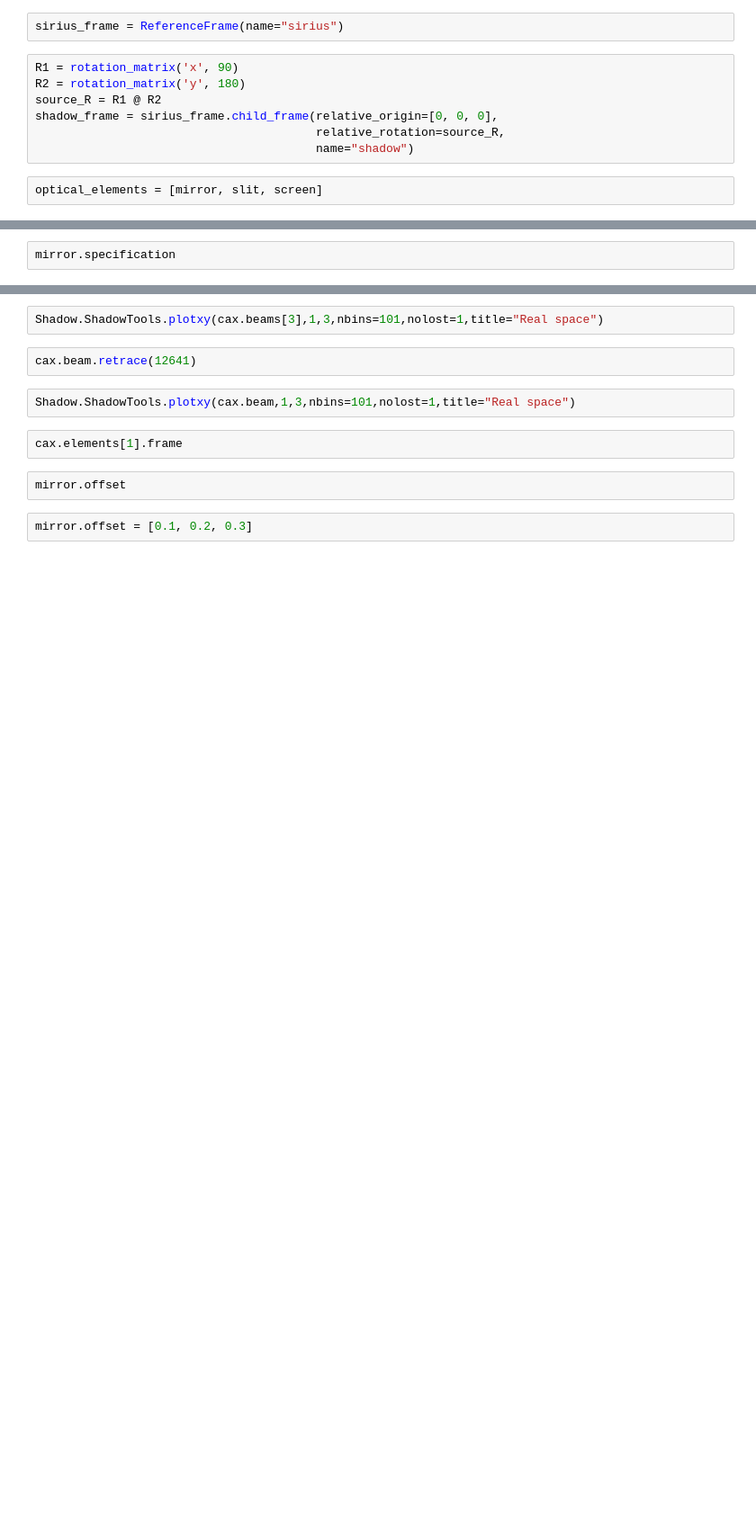
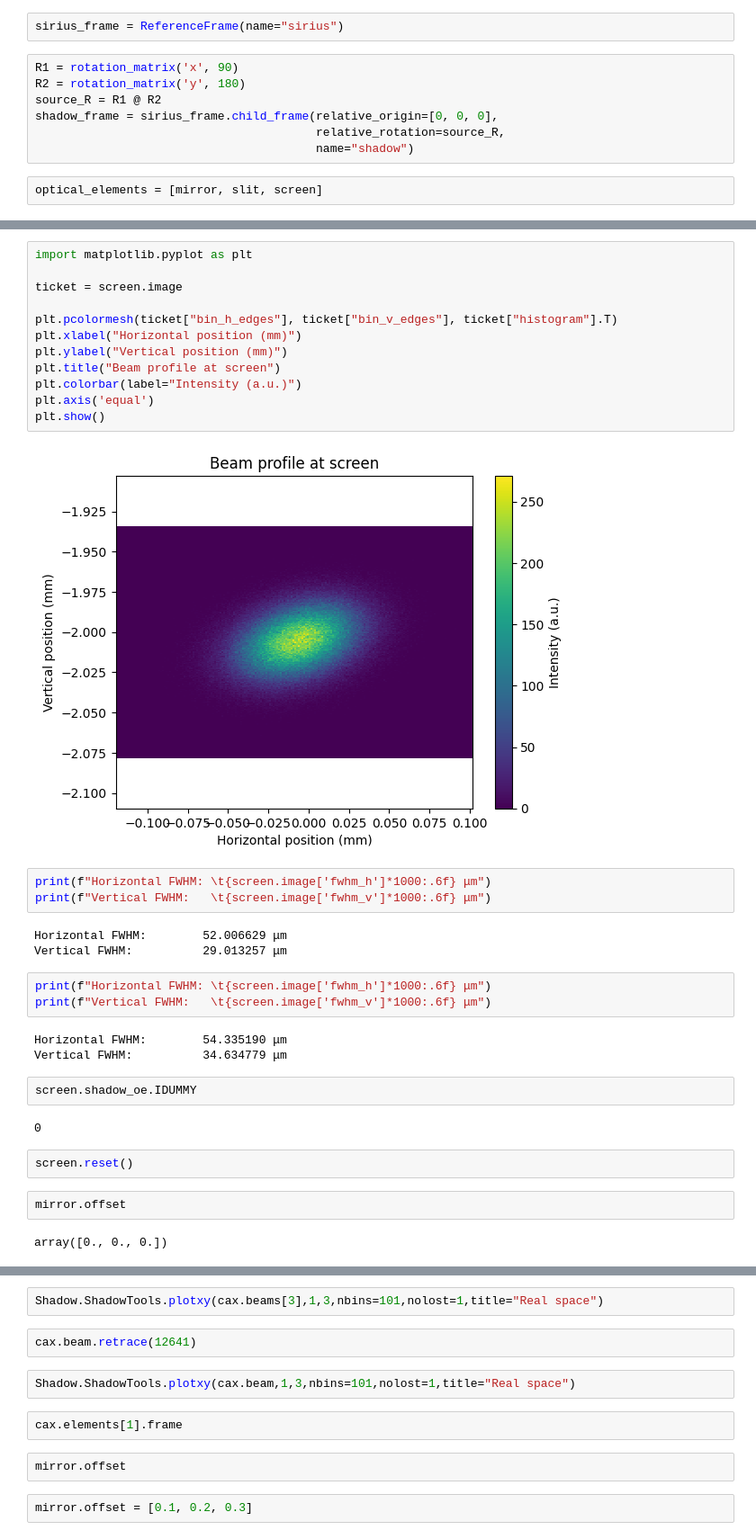
Before and after one commit to amici-lnls/cax-control, a Jupyter notebook: notebooks/cax_sim_class.ipynb, the cells around one changed output, grey strips where cells are left out. Shown at 90% size. Drawn from its saved outputs; the diff is of its cells as text; blank space fills up the shorter version.

```diff
--- a/notebooks/cax_sim_class.ipynb
+++ b/notebooks/cax_sim_class.ipynb
@@ -509,2 +101,36 @@ plt.show()
-# %%
-mirror.specification
+# %%
+import matplotlib.pyplot as plt
+
+ticket = screen.image
+
+plt.pcolormesh(ticket["bin_h_edges"], ticket["bin_v_edges"], ticket["histogram"].T)
+plt.xlabel("Horizontal position (mm)")
+plt.ylabel("Vertical position (mm)")
+plt.title("Beam profile at screen")
+plt.colorbar(label="Intensity (a.u.)")
+plt.axis('equal')
+plt.show()
+# %% [output]
+[figure, added]
+# %%
+print(f"Horizontal FWHM: \t{screen.image['fwhm_h']*1000:.6f} μm")
+print(f"Vertical FWHM:   \t{screen.image['fwhm_v']*1000:.6f} μm")
+# %% [output]
+Horizontal FWHM:        52.006629 μm
+Vertical FWHM:          29.013257 μm
+# %%
+print(f"Horizontal FWHM: \t{screen.image['fwhm_h']*1000:.6f} μm")
+print(f"Vertical FWHM:   \t{screen.image['fwhm_v']*1000:.6f} μm")
+# %% [output]
+Horizontal FWHM:        54.335190 μm
+Vertical FWHM:          34.634779 μm
+# %%
+screen.shadow_oe.IDUMMY
+# %% [output]
+0
+# %%
+screen.reset()
+# %%
+mirror.offset
+# %% [output]
+array([0., 0., 0.])
```
Also changed, not shown: parts of 25 cells of this notebook, 7 other files.
